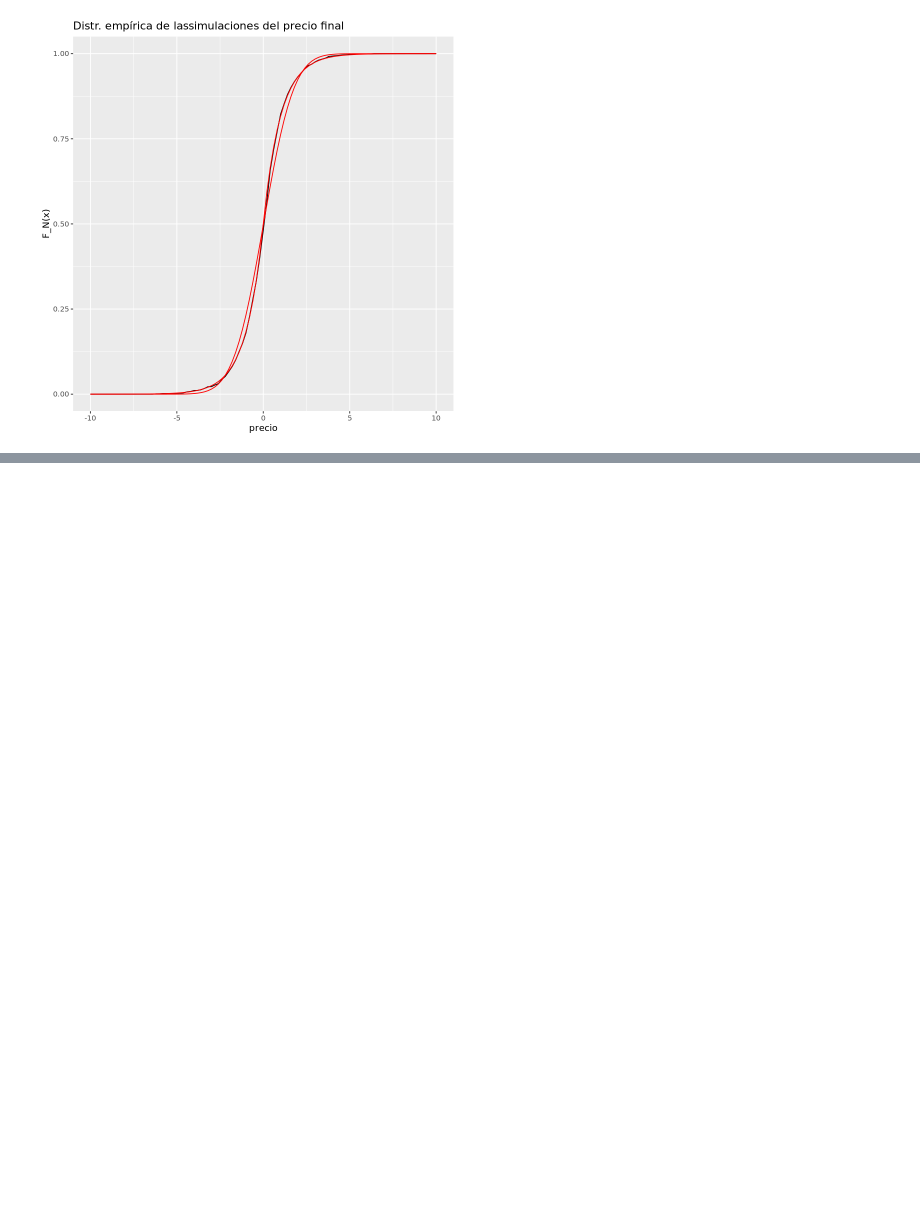
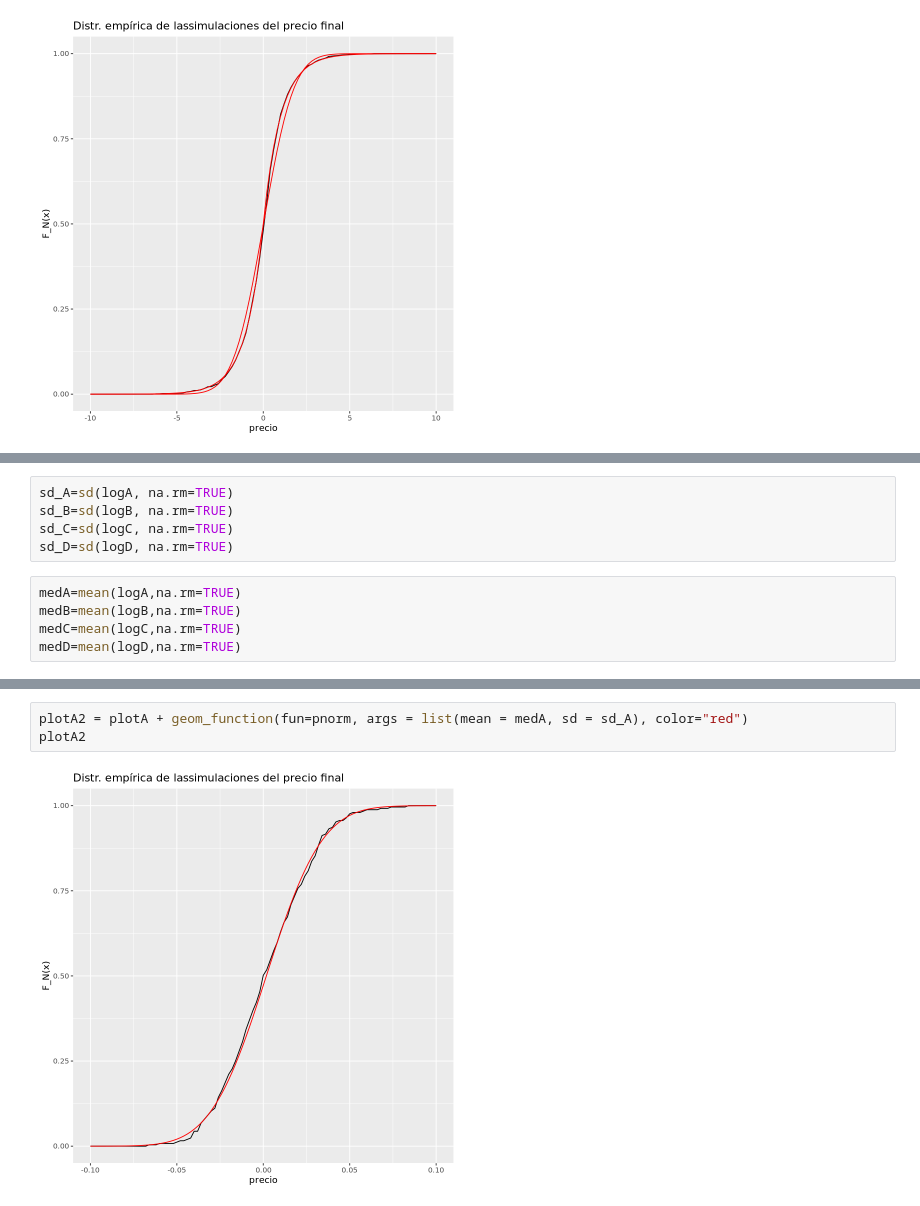
Before and after one commit to cesar-trader/simul_tarea2, a Jupyter notebook: tarea3pregunta1.ipynb, the cells around one changed output, grey strips where cells are left out. Cells and saved outputs as stored; diff of their text form; blank space fills up the shorter version.

```diff
--- a/tarea3pregunta1.ipynb
+++ b/tarea3pregunta1.ipynb
@@ -171,0 +304,10 @@ pfin5
+# %%
+sd_A=sd(logA, na.rm=TRUE)
+sd_B=sd(logB, na.rm=TRUE)
+sd_C=sd(logC, na.rm=TRUE)
+sd_D=sd(logD, na.rm=TRUE)
+# %%
+medA=mean(logA,na.rm=TRUE)
+medB=mean(logB,na.rm=TRUE)
+medC=mean(logC,na.rm=TRUE)
+medD=mean(logD,na.rm=TRUE)
@@ -171,0 +327,5 @@ pfin5
+# %%
+plotA2 = plotA + geom_function(fun=pnorm, args = list(mean = medA, sd = sd_A), color="red")
+plotA2
+# %% [output]
+[figure, added]
```
Also changed, not shown: parts of 44 cells of this notebook.
